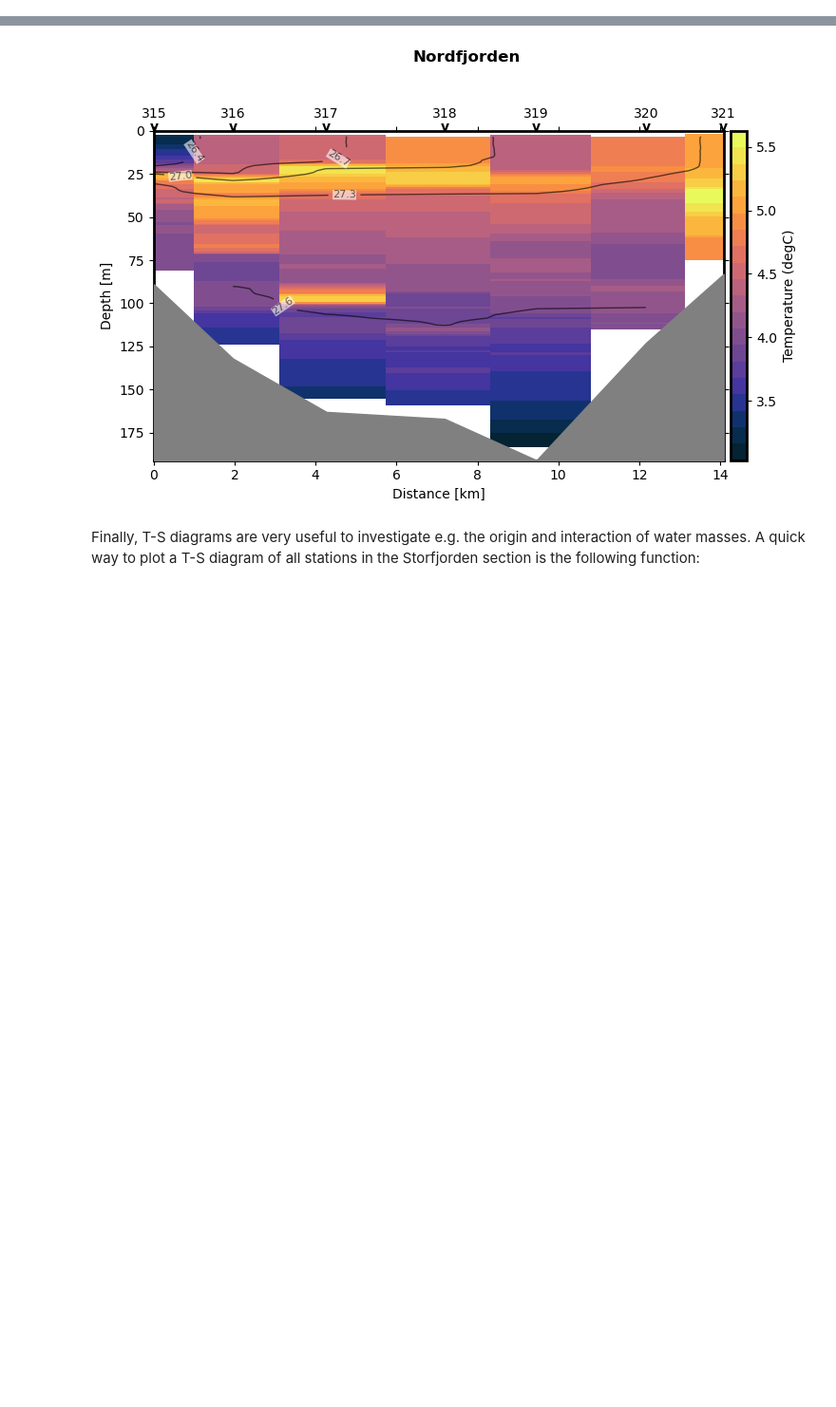
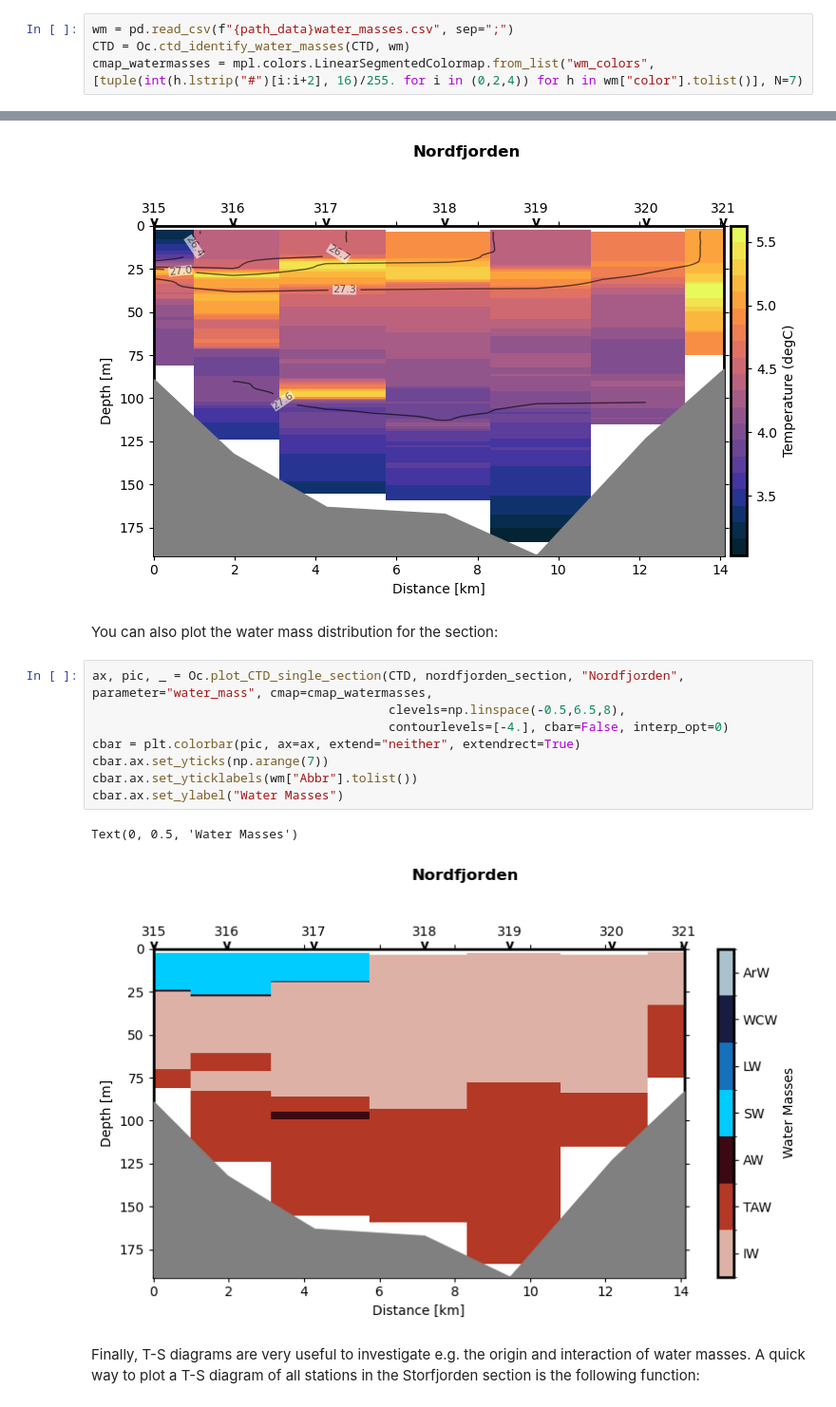
Before and after one commit to UNISvalbard/unisacsi, a Jupyter notebook: examples.ipynb, the cells around one changed output, grey strips where cells are left out. Shown at 95% size. Cells and saved outputs as stored; diff of their text form; blank space fills up the shorter version.

```diff
--- a/examples.ipynb
+++ b/examples.ipynb
@@ -86,3 +89,7 @@ dict_keys(['P', 'D', 'T', 'C', 'OX', 'TURB', 'PAR', 'S', 'Tpot', 'OXsat', 'sbe_m
+# %%
+wm = pd.read_csv(f"{path_data}water_masses.csv", sep=";")
+CTD = Oc.ctd_identify_water_masses(CTD, wm)
+cmap_watermasses = mpl.colors.LinearSegmentedColormap.from_list("wm_colors", [tuple(int(h.lstrip("#")[i:i+2], 16)/255. for i in (0,2,4)) for h in wm["color"].tolist()], N=7)
 # %% [markdown]
 In order to define a certain section, e.g. the along-fjord section in Isfjorden or the cross section in Nordfjorden, create a list with the corresponding station numbers (in the correct order):
 # %%
@@ -215,6 +222,19 @@ Oc.plot_CTD_single_section(CTD, nordfjorden_section, parameter='T',
  <matplotlib.collections.QuadMesh at 0x...>,
  <matplotlib.contour.QuadContourSet at 0x...>)
 [figure]
+# %% [markdown]
+You can also plot the water mass distribution for the section:
+# %%
+ax, pic, _ = Oc.plot_CTD_single_section(CTD, nordfjorden_section, "Nordfjorden", parameter="water_mass", cmap=cmap_watermasses,
+                                        clevels=np.linspace(-0.5,6.5,8),
+                                        contourlevels=[-4.], cbar=False, interp_opt=0)
+cbar = plt.colorbar(pic, ax=ax, extend="neither", extendrect=True)
+cbar.ax.set_yticks(np.arange(7))
+cbar.ax.set_yticklabels(wm["Abbr"].tolist())
+cbar.ax.set_ylabel("Water Masses")
+# %% [output]
+Text(0, 0.5, 'Water Masses')
+[figure, added]
 # %% [markdown]
 Finally, T-S diagrams are very useful to investigate e.g. the origin and interaction of water masses. A quick way to plot a T-S diagram of all stations in the Storfjorden section is the following function:
 # %%
```
Also changed, not shown: parts of 4 cells of this notebook, 3 other files.
